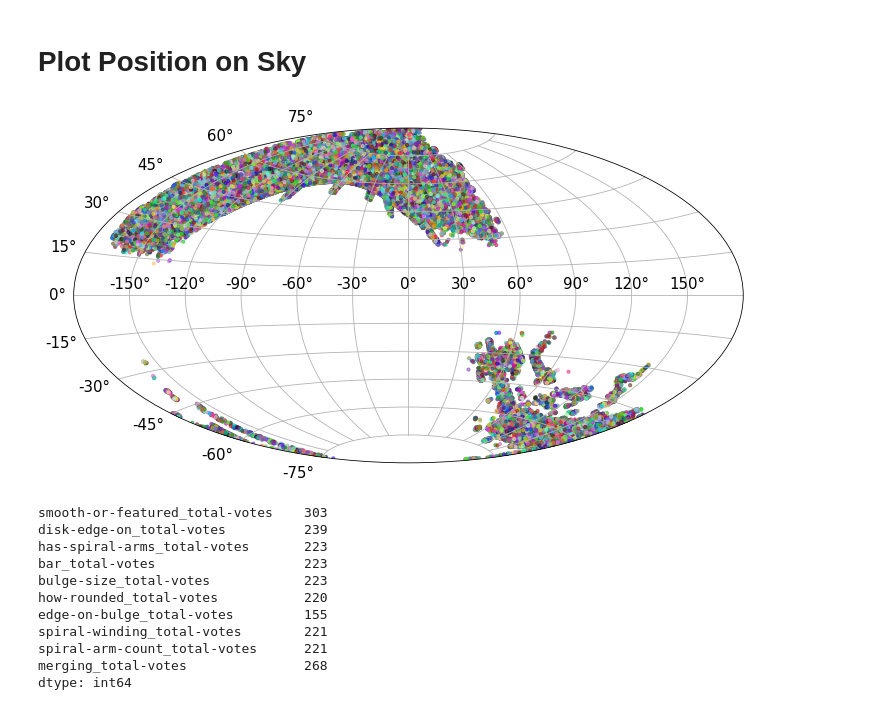
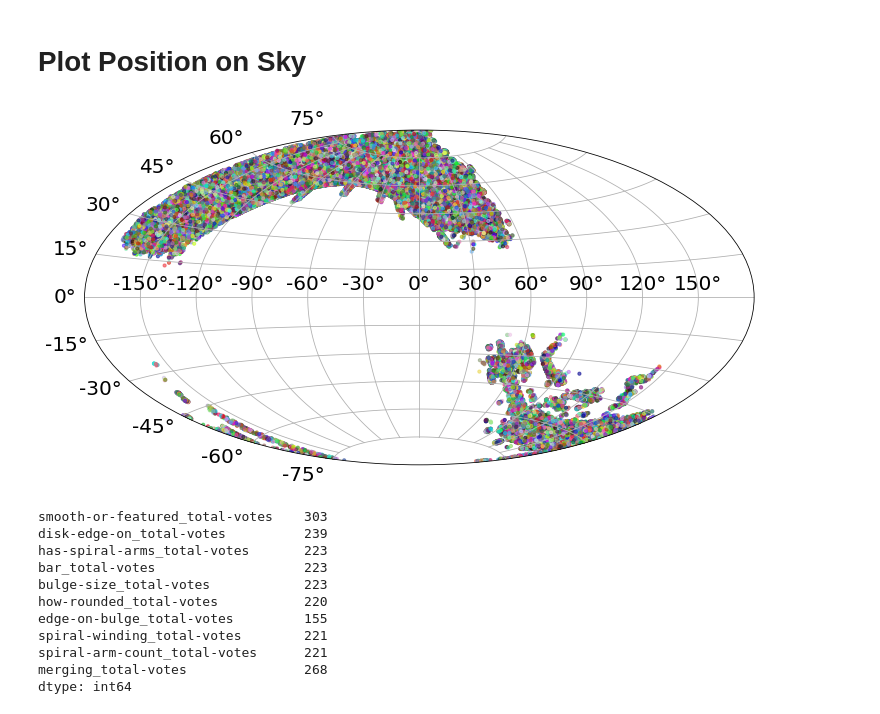
Before and after one commit to Harry45/MTL, a Jupyter notebook: decals.ipynb, the cells around one changed output. Saved outputs shown, nothing was run; the diff lists cells and outputs as text; code cells hidden in the pictures.

```diff
--- a/decals.ipynb
+++ b/decals.ipynb
@@ -41,14 +49,14 @@ colors = np.random.random((len(xarr), 3))
 # %%
 plt.figure(figsize = (12, 8))
 plt.subplot(111, projection='aitoff')
 plt.grid(True)
-plt.scatter(gal.l.wrap_at('180d').radian, gal.b.radian, s=10, c=colors, alpha=0.6, edgecolors=colors)
-plt.xticks(fontsize=15)
-plt.yticks(fontsize=15)
+plt.scatter(gal.l.wrap_at('180d').radian, gal.b.radian, s=10, c=colors, alpha=0.6, edgecolors=colors, rasterized=True)
+plt.xticks(fontsize=20)
+plt.yticks(fontsize=20)
 # plt.savefig('plots/skymap.pdf', bbox_inches = 'tight')
 plt.show()
 # %% [output]
-[figure, old version]
+[figure, new version]
 # %%
 total_votes_keys = []
 for key in dataframe.keys():
```
Also changed, not shown: parts of 2 cells of this notebook, 1 other file.
